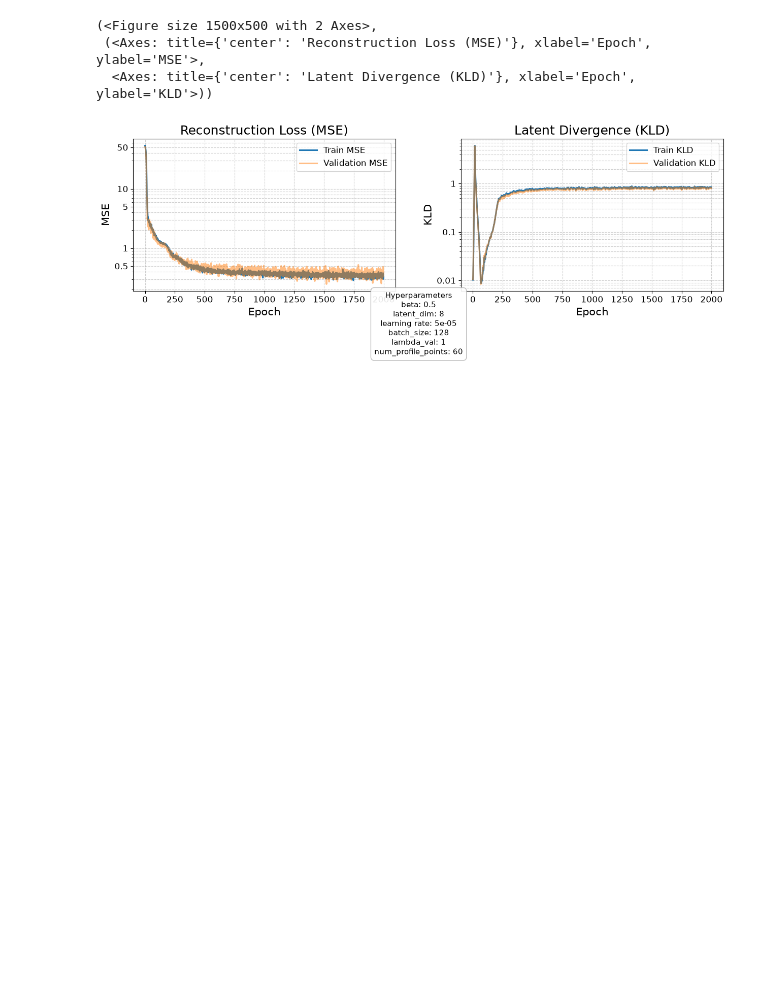
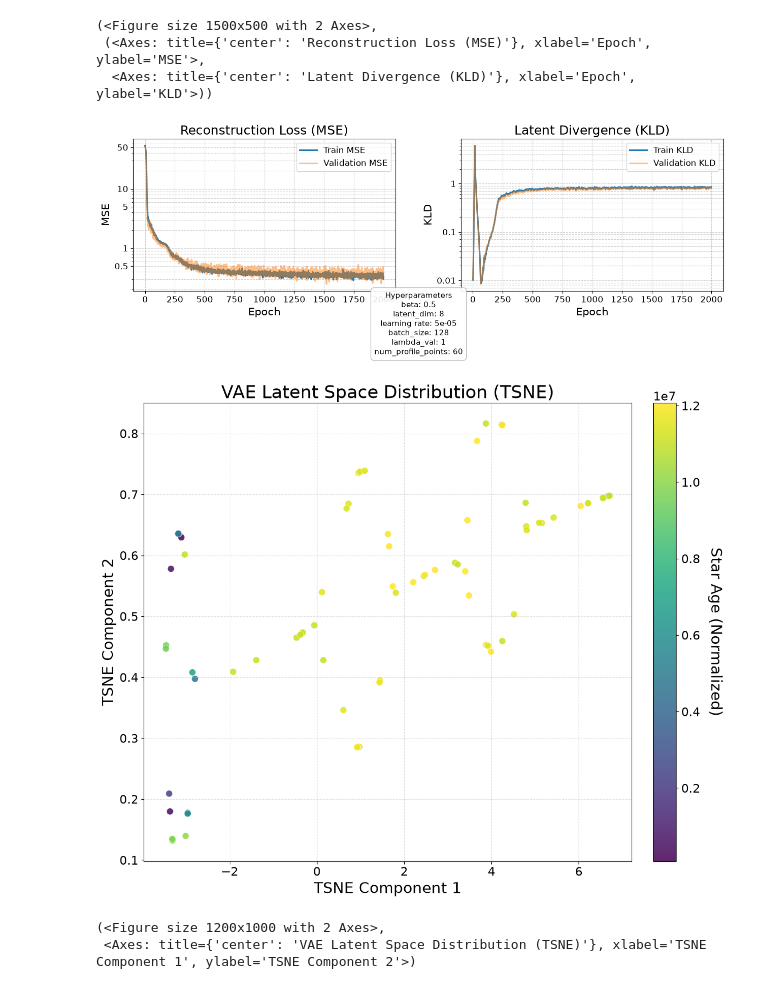
Before and after one commit to phanphaze/Stars_VAE, a Jupyter notebook: notebooks/notebook.ipynb, the cells around one changed output. Cells and saved outputs as stored; diff of their text form; code cells hidden in the pictures; blank space fills up the shorter version.

Commit message:
implimented a latent space visualization method in src.utils

```diff
--- a/notebooks/notebook.ipynb
+++ b/notebooks/notebook.ipynb
@@ -94,6 +94,16 @@ plot_loss_curve(metrics)
 from src.utils import plot_profile_reconstruction
 
 plot_profile_reconstruction(scalers)
+# %%
+# Visualize the latent space of the VAE model
+importlib.reload(sys.modules['src.utils'])
+from src.utils import visualize_latent_space
+
+visualize_latent_space()
+# %% [output]
+[figure, added]
+(<Figure size 1200x1000 with 2 Axes>,
+ <Axes: title={'center': 'VAE Latent Space Distribution (TSNE)'}, xlabel='TSNE Component 1', ylabel='TSNE Component 2'>)
 # %%
 # plot 10 worst reconstructions
 # Ugur's approach: Prevent wiggly profiles by interpolating the training data.
```
Also changed, not shown: 1 other file.
